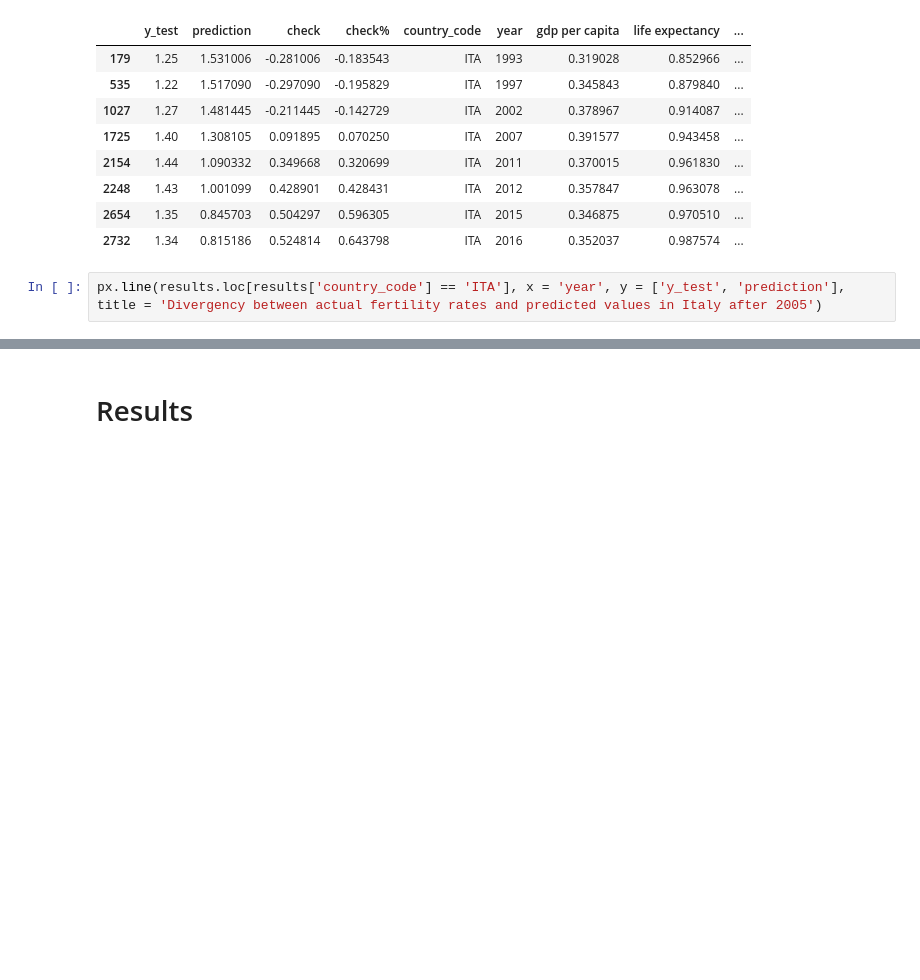
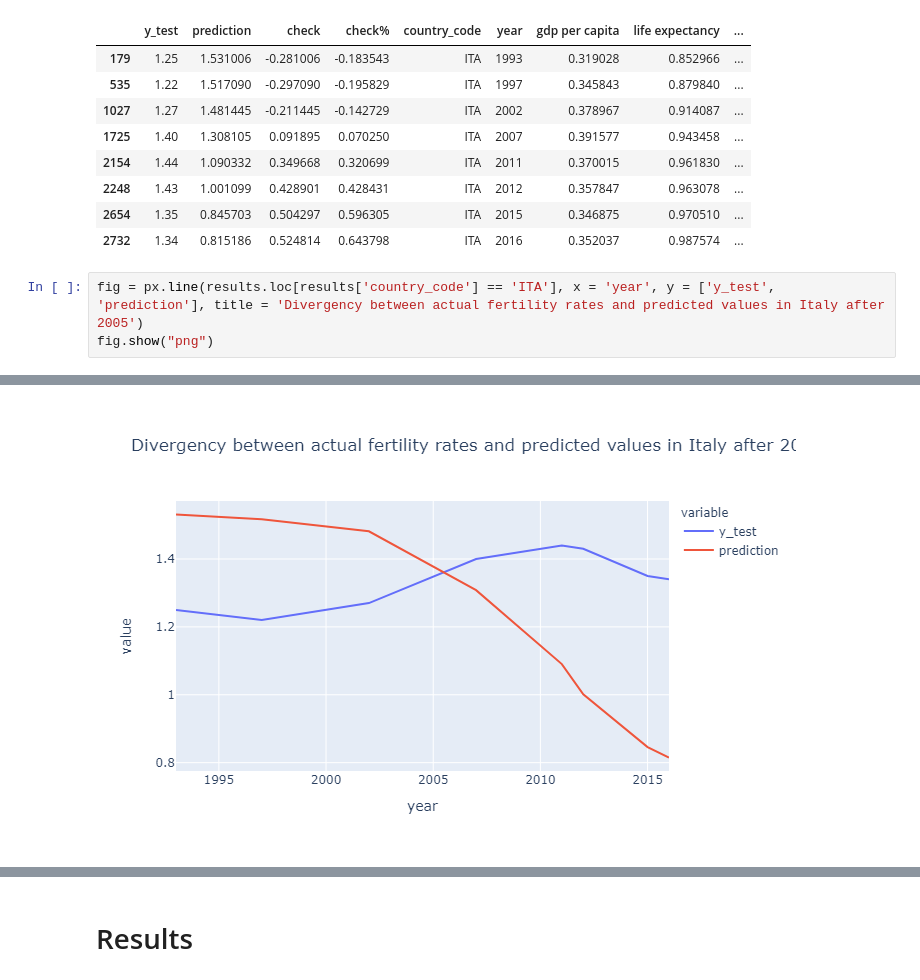
Before and after one commit to Robp871/Data-science-project-wordwide-fertility-rates, a Jupyter notebook: Notebook_2_2_Predictive_model.ipynb, the cells around one changed output, grey strips where cells are left out. Saved outputs shown, nothing was run; the diff lists cells and outputs as text; blank space fills up the shorter version.

```diff
--- a/Notebook_2_2_Predictive_model.ipynb
+++ b/Notebook_2_2_Predictive_model.ipynb
@@ -108,5 +108,6 @@ results.loc[results['country_code'] == 'ITA']
 | 2654 | 1.35 | 0.845703 | 0.504297 | 0.596305 | ITA | 2015 | 0.346875 | 0.970510 | ... |
 | 2732 | 1.34 | 0.815186 | 0.524814 | 0.643798 | ITA | 2016 | 0.352037 | 0.987574 | ... |
 # %%
-px.line(results.loc[results['country_code'] == 'ITA'], x = 'year', y = ['y_test', 'prediction'], title = 'Divergency between actual fertility rates and predicted values in Italy after 2005')
+fig = px.line(results.loc[results['country_code'] == 'ITA'], x = 'year', y = ['y_test', 'prediction'], title = 'Divergency between actual fertility rates and predicted values in Italy after 2005')
+fig.show("png")
 # %% [output]
@@ -114 +114,2 @@ px.line(results.loc[results['country_code'] == 'ITA'], x = 'year', y = ['y_test'
+[figure, added]
 # %%
```
Also changed, not shown: parts of 3 cells of this notebook.
